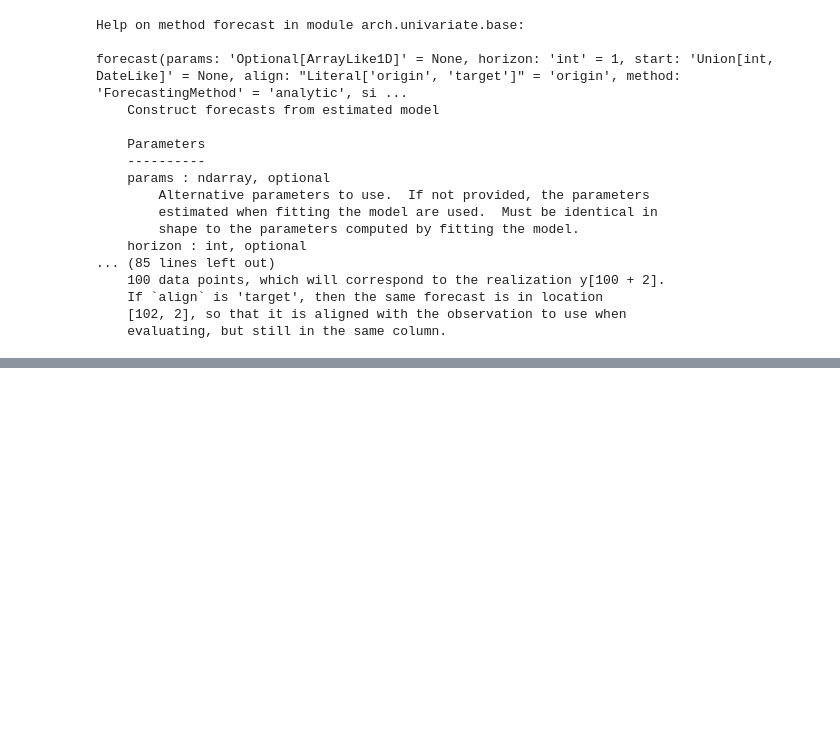
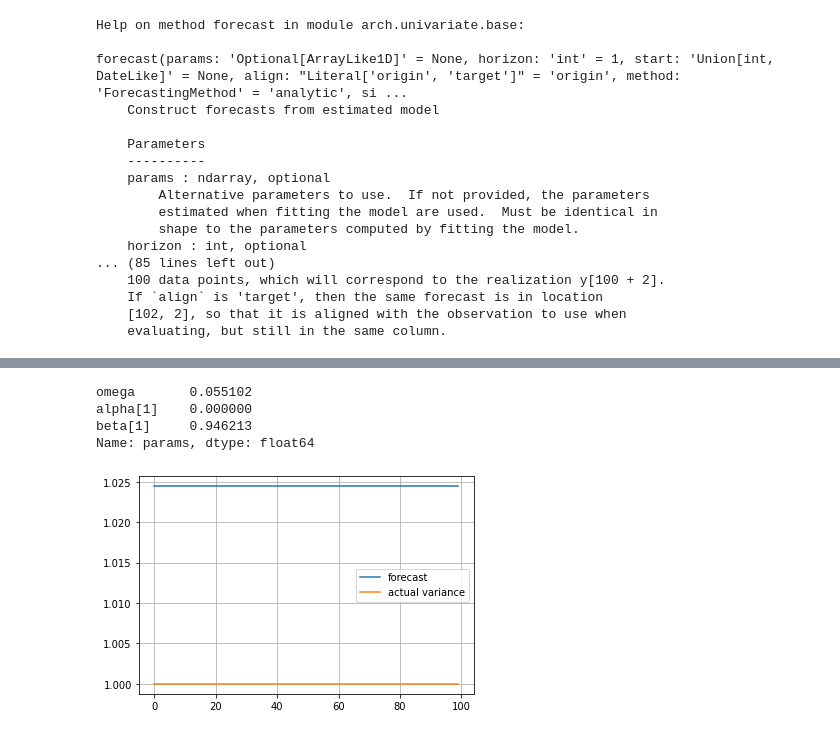
Before and after one commit to Northern125/fuzzy-volatility-modeling, a Jupyter notebook: analysis.ipynb, the cells around one changed output, grey strips where cells are left out. Drawn from its saved outputs; the diff is of its cells as text; code cells hidden in the pictures; blank space fills up the shorter version.

```diff
--- a/analysis.ipynb
+++ b/analysis.ipynb
@@ -155,0 +184,2 @@ forecast(params: 'Optional[ArrayLike1D]' = None, horizon: 'int' = 1, start: 'Uni
+# %%
+fitted = model.fit()
@@ -155,0 +224,20 @@ forecast(params: 'Optional[ArrayLike1D]' = None, horizon: 'int' = 1, start: 'Uni
+# %%
+fitted.params
+# %% [output]
+omega       0.055102
+alpha[1]    0.000000
+beta[1]     0.946213
+Name: params, dtype: float64
+# %%
+forecast = fitted.forecast(reindex=False, horizon=n_test)
+# %%
+forecast_variance = forecast.variance.values[0]
+# %%
+plt.plot(forecast_variance, label='forecast')
+plt.plot([variance] * n_test, label='actual variance')
+
+plt.legend()
+plt.grid()
+plt.show()
+# %% [output]
+[figure, added]
```
Also changed, not shown: parts of 8 cells of this notebook, 3 other files.
